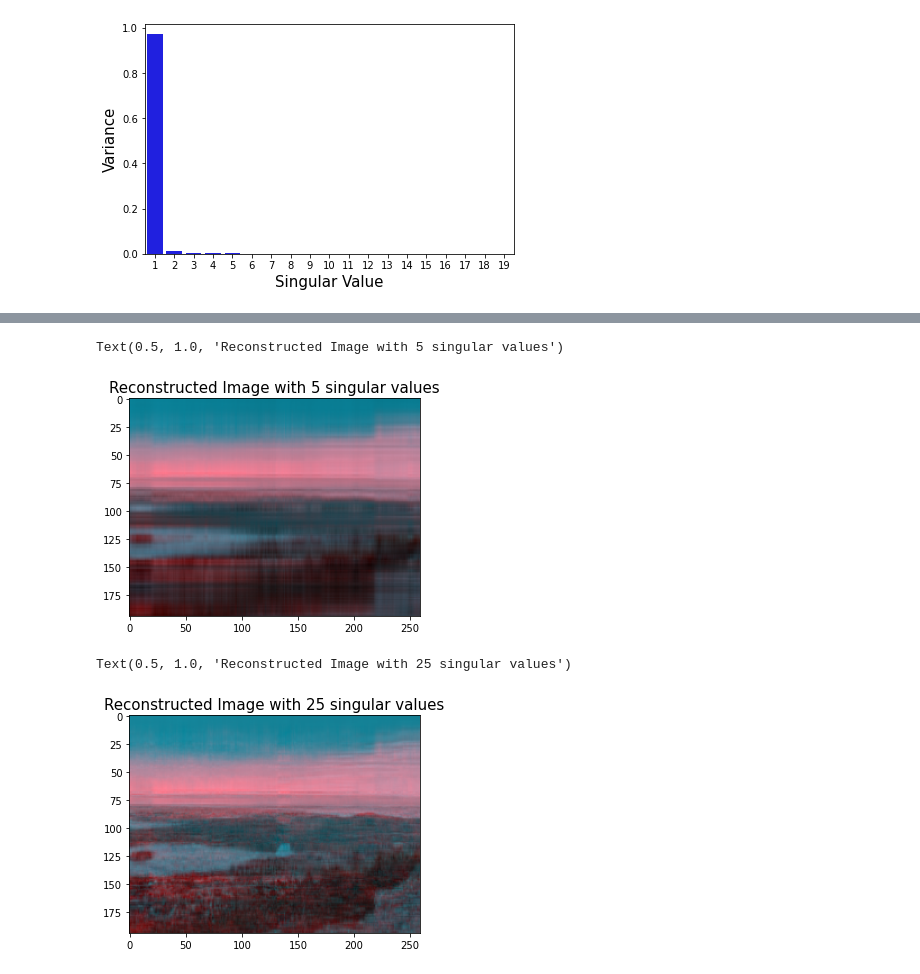
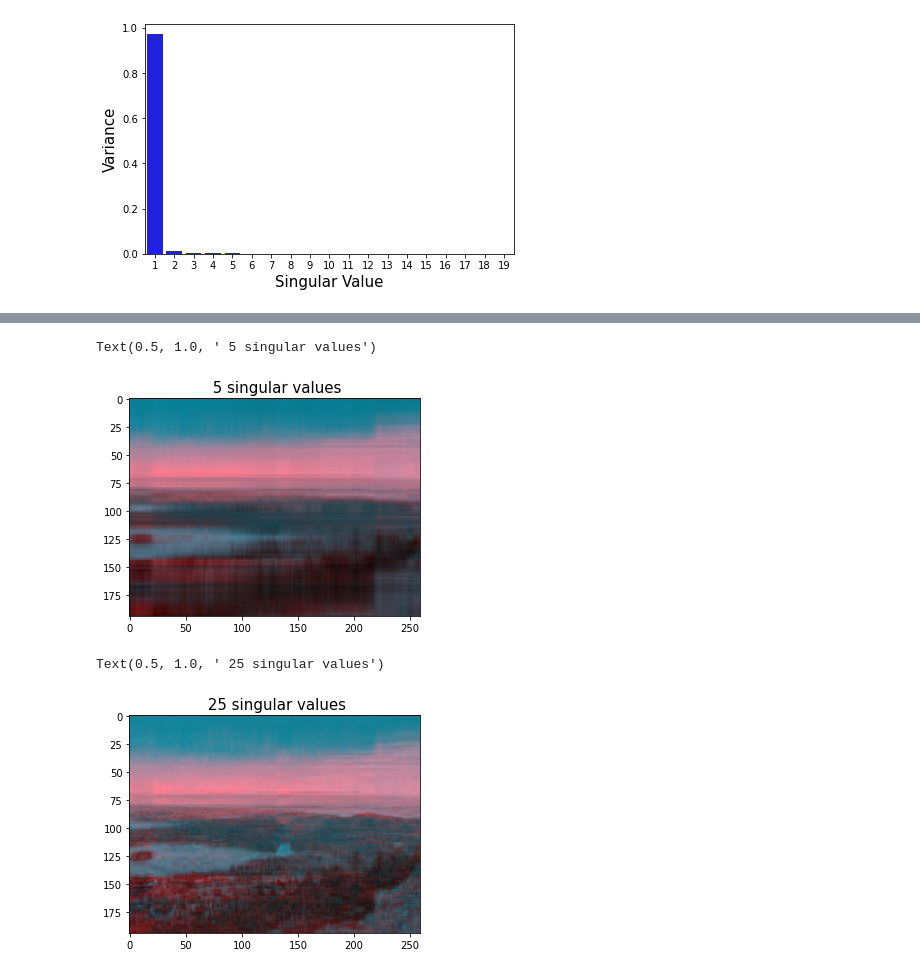
Before and after one commit to jabed-umar/P346-codes, a Jupyter notebook: DIY.ipynb, the cells around one changed output, grey strips where cells are left out. Saved outputs shown, nothing was run; the diff lists cells and outputs as text; code cells hidden in the pictures.

```diff
--- a/DIY.ipynb
+++ b/DIY.ipynb
@@ -261,25 +269,25 @@ Text(0.5, 1.0, 'Reconstructed Image with 35 singular values')
 # %%
-# when I use the inuilt matrix multiplication function of numpy to do low rank approximation
+# when I use the inbuilt matrix multiplication function of numpy to do low rank approximation
 k_1 = d.compress_color_a(5,red,green,blue)
 # Rescaling the image to 0-255 range
 a = (k_1 - k_1.min())/(k_1.max()-k_1.min())
 # plotting the image
 plt.imshow((a*255).astype(np.uint8))
 num = 5
-plt.title("Reconstructed Image with %s singular values" %num, fontsize = 15)
+plt.title(" %s singular values" %num, fontsize = 15)
 # %% [output]
-Text(0.5, 1.0, 'Reconstructed Image with 5 singular values')
+Text(0.5, 1.0, ' 5 singular values')
-[figure, old version]
+[figure, new version]
 # %%
-# when I use the inuilt matrix multiplication function of numpy to do low rank approximation
+# when I use the inbuilt matrix multiplication function of numpy to do low rank approximation
 k_2 = d.compress_color_a(25,red,green,blue)
 # Rescaling the image to 0-255 range
 a = (k_2 - k_2.min())/(k_2.max()-k_2.min())
 # plotting the image
 plt.imshow((a*255).astype(np.uint8))
 num = 25
-plt.title("Reconstructed Image with %s singular values" %num, fontsize = 15)
+plt.title(" %s singular values" %num, fontsize = 15)
 # %% [output]
-Text(0.5, 1.0, 'Reconstructed Image with 25 singular values')
+Text(0.5, 1.0, ' 25 singular values')
-[figure, old version]
+[figure, new version]
 # %%
```
Also changed, not shown: parts of 9 cells of this notebook.
